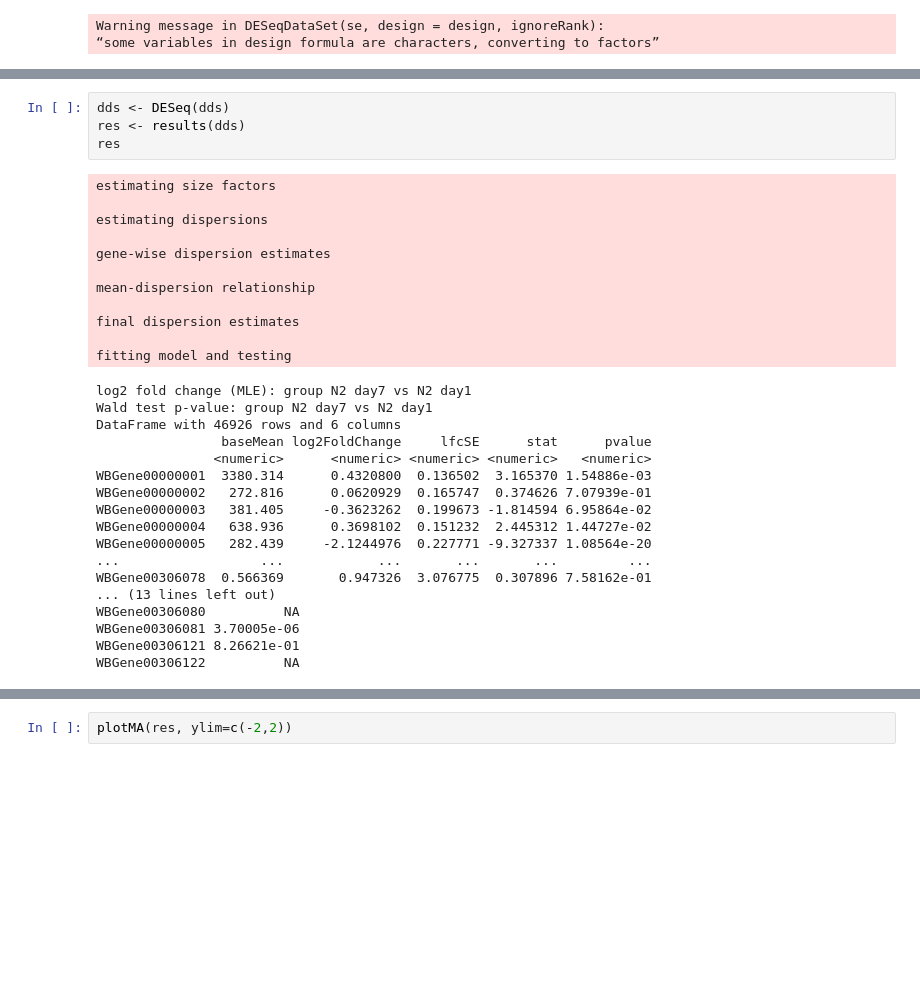
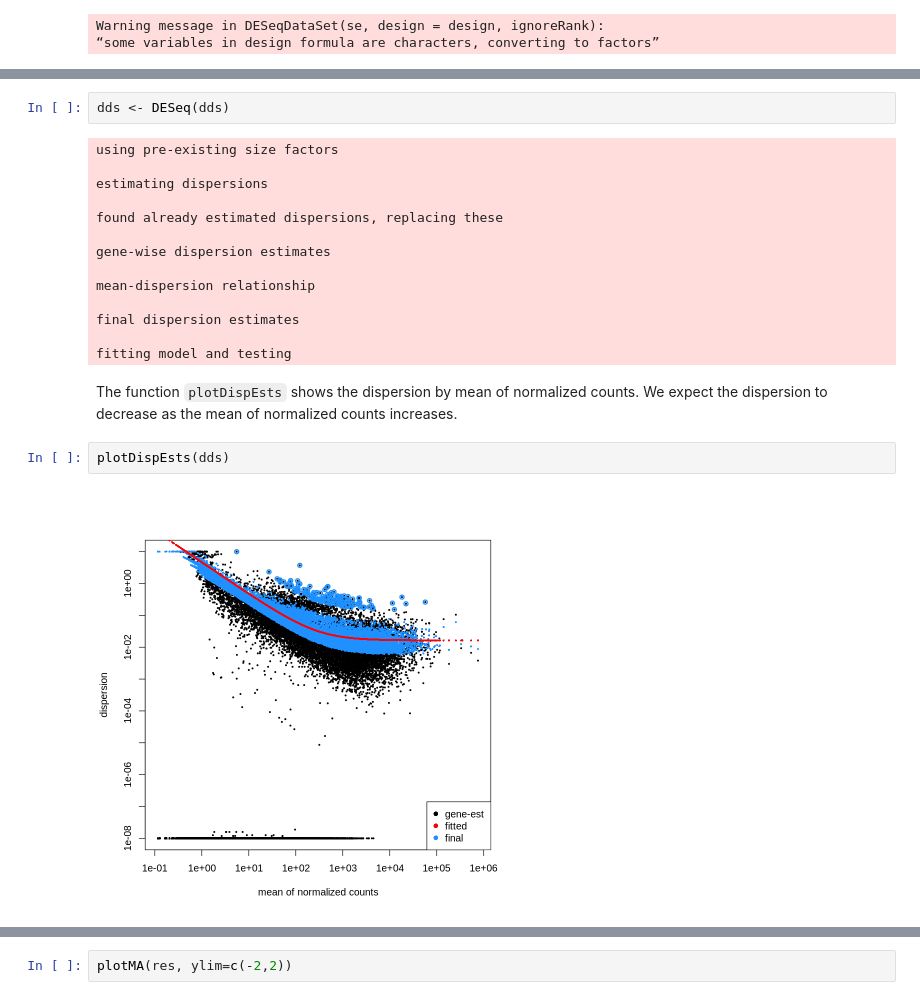
Before and after one commit to Bix4UMD/BIOI611_lab, a Jupyter notebook: docs/BIOI611_DESeq2_analysis.ipynb, the cells around one changed output, grey strips where cells are left out. Drawn from its saved outputs; the diff is of its cells as text; blank space fills up the shorter version.

```diff
--- a/docs/BIOI611_DESeq2_analysis.ipynb
+++ b/docs/BIOI611_DESeq2_analysis.ipynb
@@ -113,11 +118,11 @@ Warning message in DESeqDataSet(se, design = design, ignoreRank):
 # %%
 dds <- DESeq(dds)
-res <- results(dds)
-res
 # %% [output]
-estimating size factors
+using pre-existing size factors
 
 estimating dispersions
+
+found already estimated dispersions, replacing these
 
 gene-wise dispersion estimates
 
@@ -126,20 +131,9 @@ mean-dispersion relationship
 final dispersion estimates
 
 fitting model and testing
-log2 fold change (MLE): group N2 day7 vs N2 day1
-Wald test p-value: group N2 day7 vs N2 day1
-DataFrame with 46926 rows and 6 columns
-                baseMean log2FoldChange     lfcSE      stat      pvalue
-               <numeric>      <numeric> <numeric> <numeric>   <numeric>
-WBGene00000001  3380.314      0.4320800  0.136502  3.165370 1.54886e-03
-WBGene00000002   272.816      0.0620929  0.165747  0.374626 7.07939e-01
-WBGene00000003   381.405     -0.3623262  0.199673 -1.814594 6.95864e-02
-WBGene00000004   638.936      0.3698102  0.151232  2.445312 1.44727e-02
-WBGene00000005   282.439     -2.1244976  0.227771 -9.327337 1.08564e-20
-...                  ...            ...       ...       ...         ...
-WBGene00306078  0.566369       0.947326  3.076775  0.307896 7.58162e-01
-... (13 lines left out)
-WBGene00306080          NA
-WBGene00306081 3.70005e-06
-WBGene00306121 8.26621e-01
-WBGene00306122          NA
+# %% [markdown]
+The function `plotDispEsts` shows the dispersion by mean of normalized counts. We expect the dispersion to decrease as the mean of normalized counts increases.
+# %%
+plotDispEsts(dds)
+# %% [output]
+[figure, added]
```
Also changed, not shown: parts of 6 cells of this notebook.
